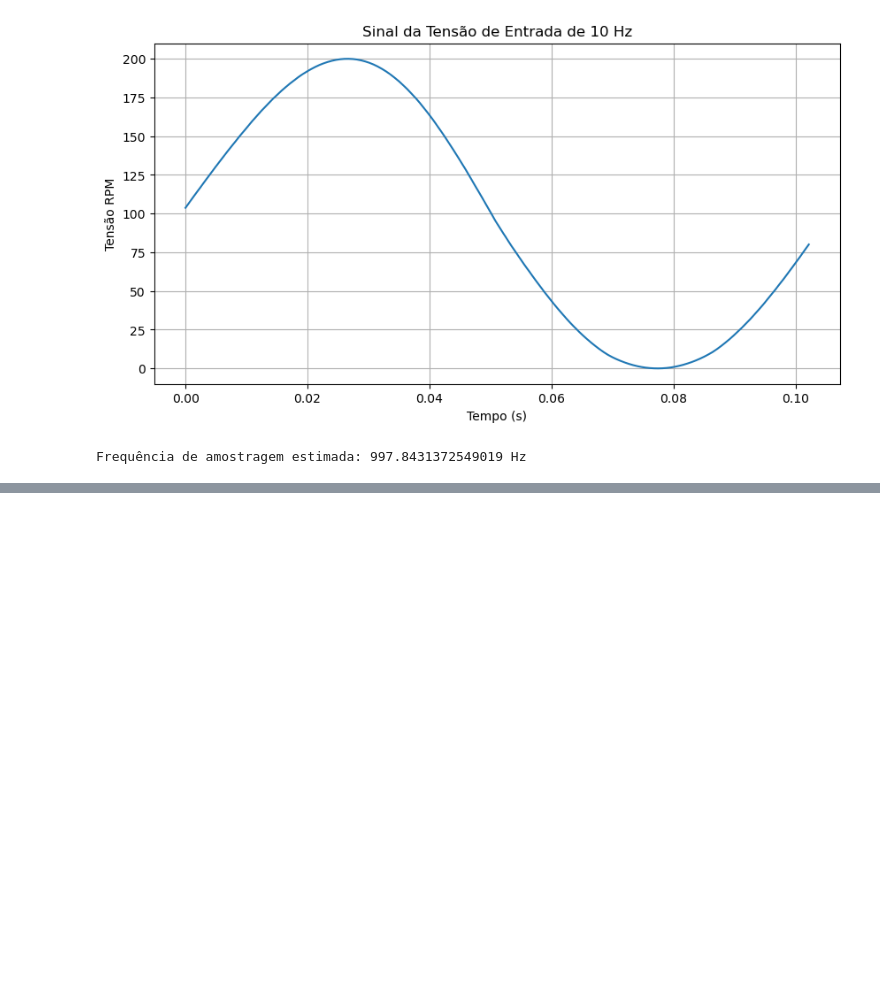
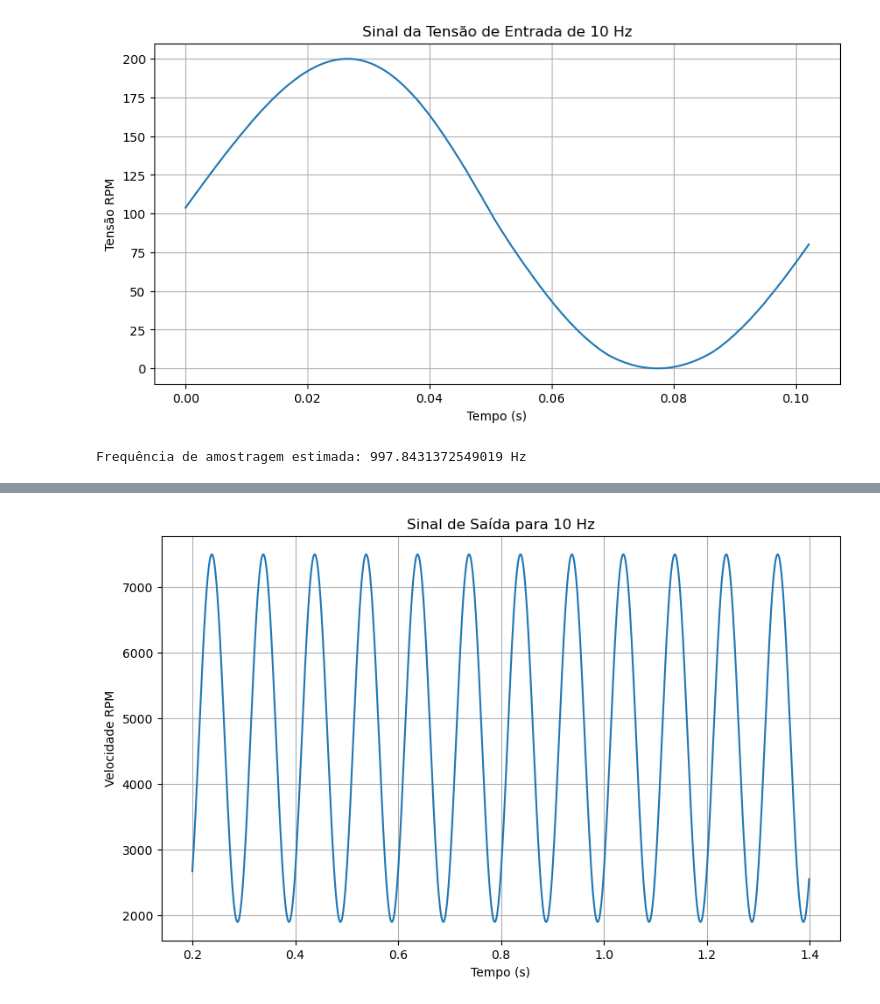
Before and after one commit to camillemotajf/lab_controle, a Jupyter notebook: plot_senoide copy.ipynb, the cells around one changed output, grey strips where cells are left out. Cells and saved outputs as stored; diff of their text form; code cells hidden in the pictures; blank space fills up the shorter version.

```diff
--- a/plot_senoide copy.ipynb
+++ b/plot_senoide copy.ipynb
@@ -101,0 +137,25 @@ plt.show()
+# %%
+import numpy as np
+import matplotlib.pyplot as plt
+
+# Parâmetros
+frequencia = 10  # Frequência da senoide em Hz
+fs = 1000  # Frequência de amostragem em Hz (número de amostras por segundo)
+duracao = 1.4  # Duração em segundos
+t = np.linspace(0, duracao, int(fs*duracao), endpoint=False)  # Vetor de tempo
+
+# Amplitude e deslocamento
+# Amplitude e deslocamento
+amplitude = (7500 - 1900) / 2  # Amplitude da variação
+deslocamento = (7500 + 1900) / 2
+
+# Conversão da defasagem de 85 graus para radianos
+defasagem_graus = - 46.4
+defasagem_rad = np.deg2rad(defasagem_graus)
+
+# Gerando a senoide com deslocamento e defasagem
+senoide = amplitude * np.sin(2 * np.pi * frequencia * t + defasagem_rad) + deslocamento
+
+
+t = pd.DataFrame(t)
+senoide = pd.DataFrame(senoide)
@@ -101,0 +167,10 @@ plt.show()
+# %%
+plt.figure(figsize=(10, 6))
+plt.plot(t.iloc[filtro:], senoide.iloc[filtro:])
+plt.title('Sinal de Saída para 10 Hz')
+plt.xlabel('Tempo (s)')
+plt.ylabel('Velocidade RPM')
+plt.grid(True)
+plt.show()
+# %% [output]
+[figure, added]
```
Also changed, not shown: parts of 6 cells of this notebook, 12 other files.
